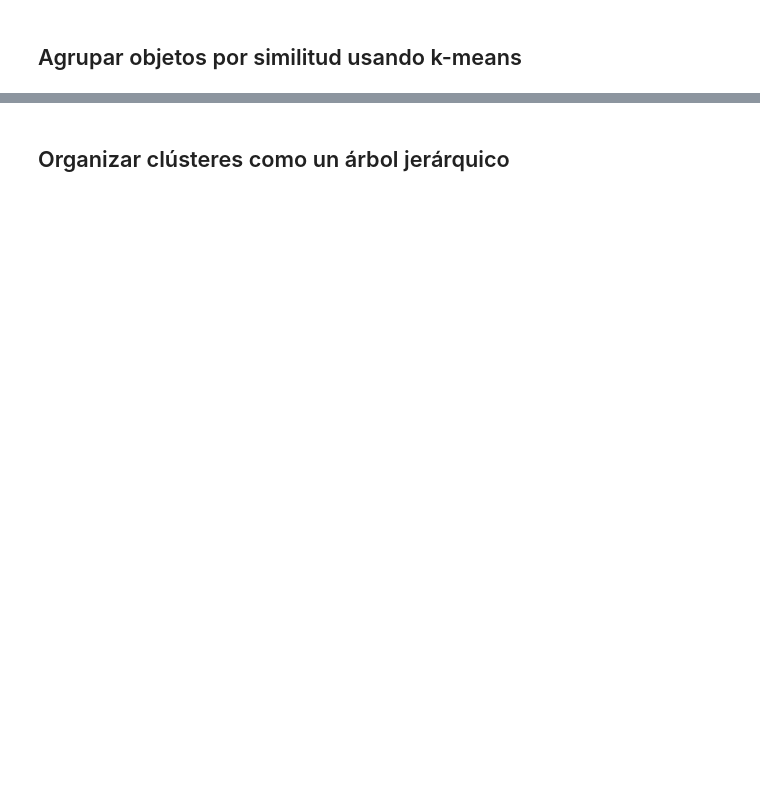
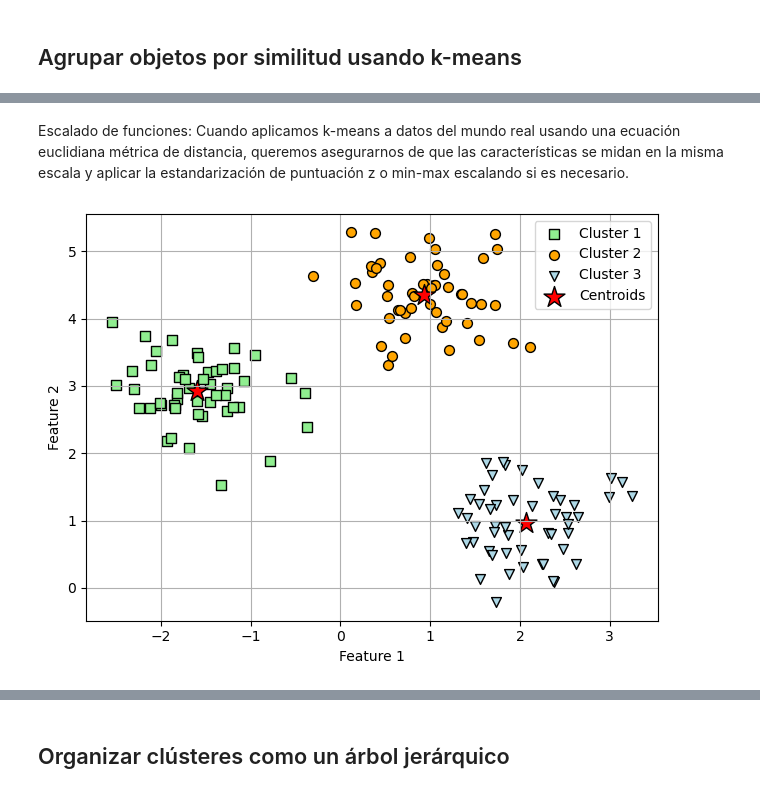
Before and after one commit to aleon2020/AA_2024-2025, a Jupyter notebook: Diapositivas Teoría/Chapter 10: Working with Unlabeled Data - Clustering Analysis/ch10_notebook.ipynb, the cells around one changed output, grey strips where cells are left out. Saved outputs shown, nothing was run; the diff lists cells and outputs as text; code cells hidden in the pictures; blank space fills up the shorter version.

```diff
--- a/Diapositivas Teoría/Chapter 10: Working with Unlabeled Data - Clustering Analysis/ch10_notebook.ipynb
+++ b/Diapositivas Teoría/Chapter 10: Working with Unlabeled Data - Clustering Analysis/ch10_notebook.ipynb
@@ -24,0 +101,40 @@ from IPython.display import Image, HTML
+# %%
+from sklearn.cluster import KMeans
+km = KMeans(n_clusters=3,
+            init='random',
+            n_init=10,
+            max_iter=300,
+            tol=1e-04,
+            random_state=0)
+y_km = km.fit_predict(X)
+# %% [markdown]
+Escalado de funciones: Cuando aplicamos k-means a datos del mundo real usando una ecuación euclidiana métrica de distancia, queremos asegurarnos de que las características se midan en la misma escala y aplicar la estandarización de puntuación z o min-max escalando si es necesario.
+# %%
+plt.scatter(X[y_km == 0, 0],
+            X[y_km == 0, 1],
+            s=50, c='lightgreen',
+            marker='s', edgecolor='black',
+            label='Cluster 1')
+plt.scatter(X[y_km == 1, 0],
+            X[y_km == 1, 1],
+            s=50, c='orange',
+            marker='o', edgecolor='black',
+            label='Cluster 2')
+plt.scatter(X[y_km == 2, 0],
+            X[y_km == 2, 1],
+            s=50, c='lightblue',
+            marker='v', edgecolor='black',
+            label='Cluster 3')
+plt.scatter(km.cluster_centers_[:, 0],
+            km.cluster_centers_[:, 1],
+            s=250, marker='*',
+            c='red', edgecolor='black',
+            label='Centroids')
+plt.xlabel('Feature 1')
+plt.ylabel('Feature 2')
+plt.legend(scatterpoints=1)
+plt.grid()
+plt.tight_layout()
+plt.show()
+# %% [output]
+[figure, added]
```
Also changed, not shown: parts of 32 cells of this notebook, 9 other files.
